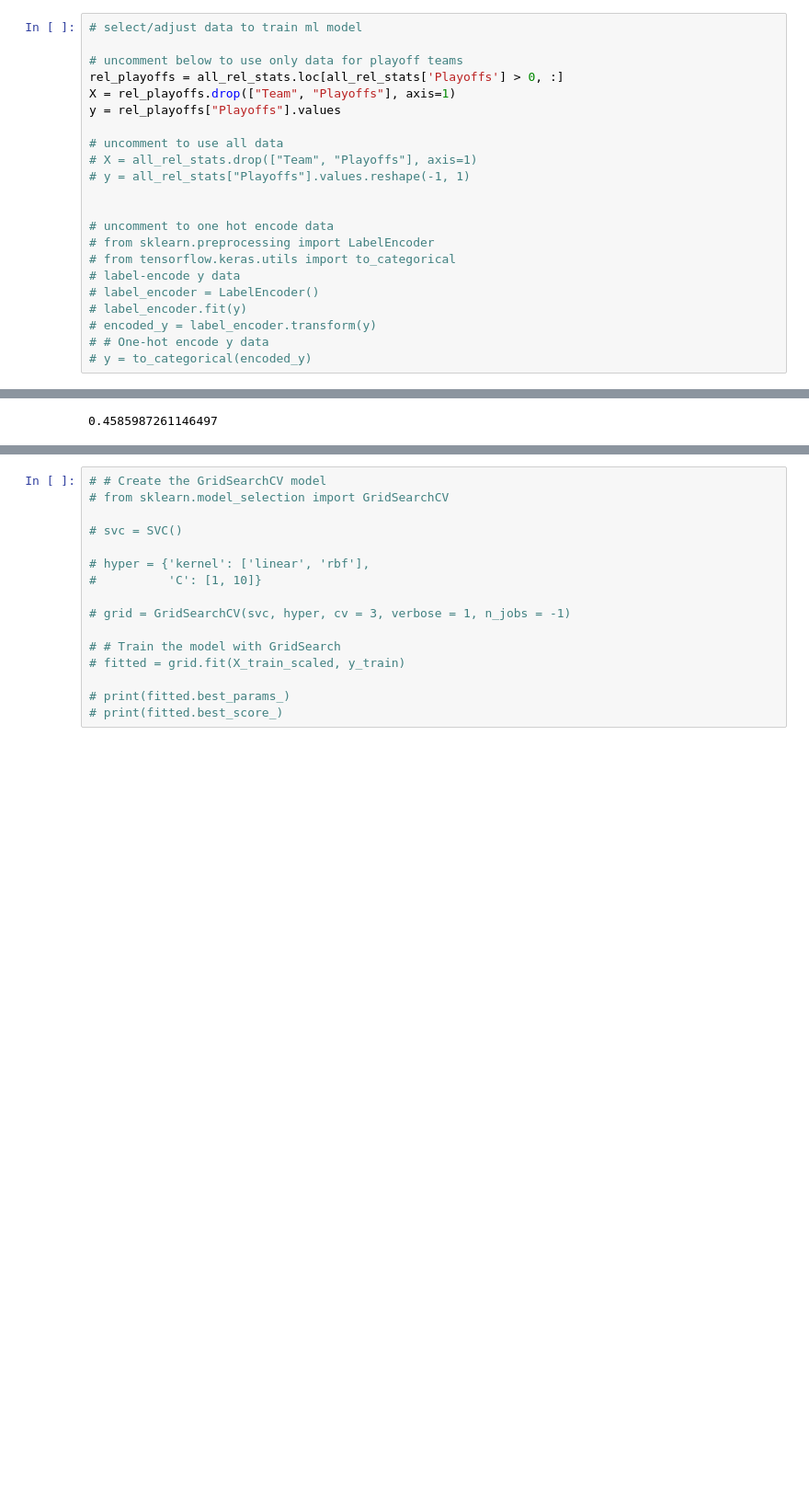
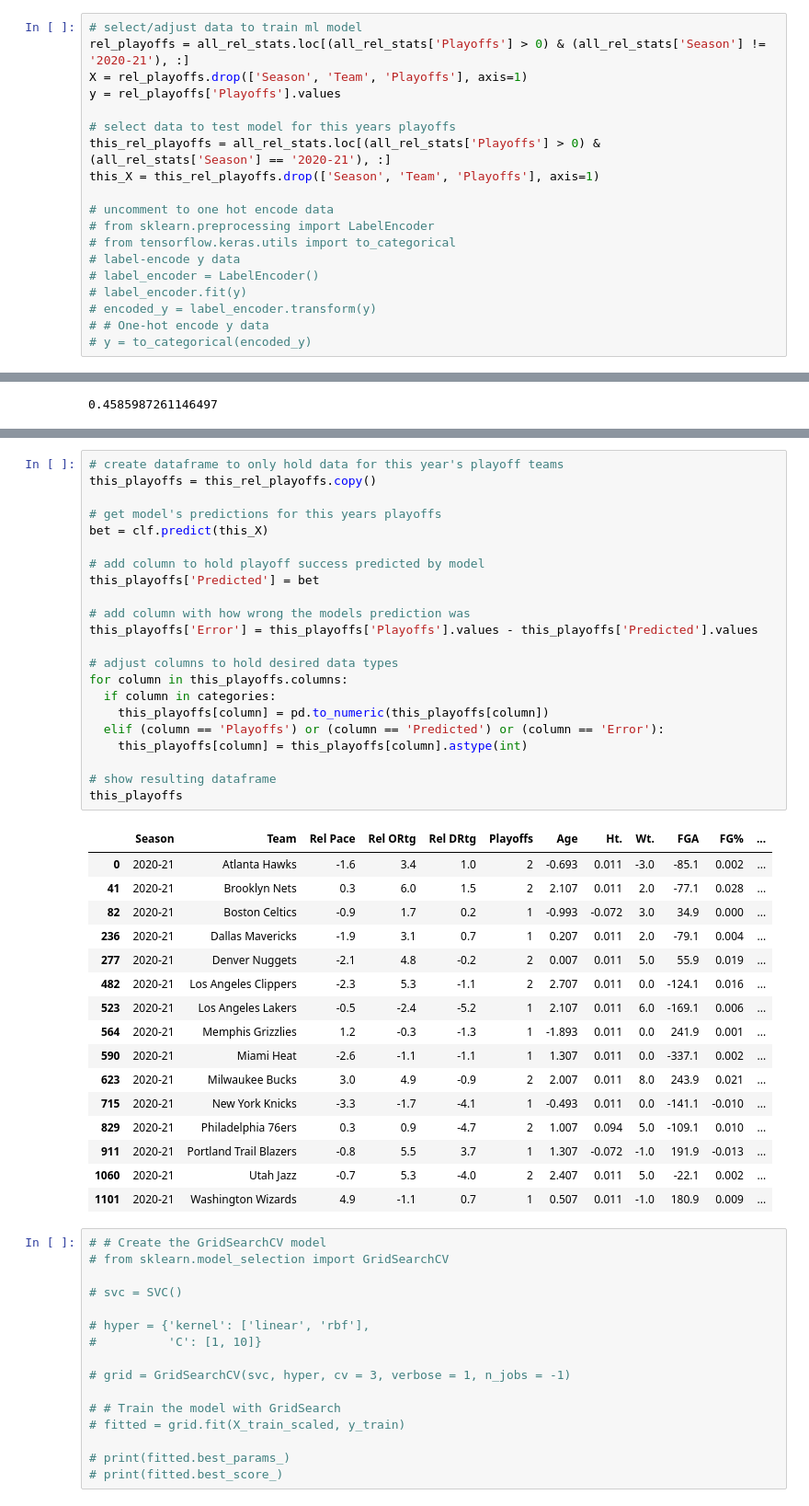
Before and after one commit to d-jenkins/NBA_Champs, a Jupyter notebook: Final_Project.ipynb, the cells around one changed output, grey strips where cells are left out. Shown at 92% size. Saved outputs shown, nothing was run; the diff lists cells and outputs as text; blank space fills up the shorter version.

```diff
--- a/Final_Project.ipynb
+++ b/Final_Project.ipynb
@@ -140,15 +158,12 @@ all_rel_stats
 # %%
 # select/adjust data to train ml model
+rel_playoffs = all_rel_stats.loc[(all_rel_stats['Playoffs'] > 0) & (all_rel_stats['Season'] != '2020-21'), :]
+X = rel_playoffs.drop(['Season', 'Team', 'Playoffs'], axis=1)
+y = rel_playoffs['Playoffs'].values
 
-# uncomment below to use only data for playoff teams
-rel_playoffs = all_rel_stats.loc[all_rel_stats['Playoffs'] > 0, :]
-X = rel_playoffs.drop(["Team", "Playoffs"], axis=1)
-y = rel_playoffs["Playoffs"].values
-
-# uncomment to use all data
-# X = all_rel_stats.drop(["Team", "Playoffs"], axis=1)
-# y = all_rel_stats["Playoffs"].values.reshape(-1, 1)
-
+# select data to test model for this years playoffs
+this_rel_playoffs = all_rel_stats.loc[(all_rel_stats['Playoffs'] > 0) & (all_rel_stats['Season'] == '2020-21'), :]
+this_X = this_rel_playoffs.drop(['Season', 'Team', 'Playoffs'], axis=1)
 
 # uncomment to one hot encode data
 # from sklearn.preprocessing import LabelEncoder
@@ -439,3 +238,42 @@ See the caveats in the documentation: https://pandas.pydata.org/pandas-docs/stab
+# %%
+# create dataframe to only hold data for this year's playoff teams
+this_playoffs = this_rel_playoffs.copy()
+
+# get model's predictions for this years playoffs
+bet = clf.predict(this_X)
+
+# add column to hold playoff success predicted by model
+this_playoffs['Predicted'] = bet
+
+# add column with how wrong the models prediction was
+this_playoffs['Error'] = this_playoffs['Playoffs'].values - this_playoffs['Predicted'].values
+
+# adjust columns to hold desired data types
+for column in this_playoffs.columns:
+  if column in categories:
+    this_playoffs[column] = pd.to_numeric(this_playoffs[column])
+  elif (column == 'Playoffs') or (column == 'Predicted') or (column == 'Error'):
+    this_playoffs[column] = this_playoffs[column].astype(int)
+
+# show resulting dataframe
+this_playoffs
+# %% [output]
+|  | Season | Team | Rel Pace | Rel ORtg | Rel DRtg | Playoffs | Age | Ht. | Wt. | FGA | FG% | ... |
+| 0 | 2020-21 | Atlanta Hawks | -1.6 | 3.4 | 1.0 | 2 | -0.693 | 0.011 | -3.0 | -85.1 | 0.002 | ... |
+| 41 | 2020-21 | Brooklyn Nets | 0.3 | 6.0 | 1.5 | 2 | 2.107 | 0.011 | 2.0 | -77.1 | 0.028 | ... |
+| 82 | 2020-21 | Boston Celtics | -0.9 | 1.7 | 0.2 | 1 | -0.993 | -0.072 | 3.0 | 34.9 | 0.000 | ... |
+| 236 | 2020-21 | Dallas Mavericks | -1.9 | 3.1 | 0.7 | 1 | 0.207 | 0.011 | 2.0 | -79.1 | 0.004 | ... |
+| 277 | 2020-21 | Denver Nuggets | -2.1 | 4.8 | -0.2 | 2 | 0.007 | 0.011 | 5.0 | 55.9 | 0.019 | ... |
+| 482 | 2020-21 | Los Angeles Clippers | -2.3 | 5.3 | -1.1 | 2 | 2.707 | 0.011 | 0.0 | -124.1 | 0.016 | ... |
+| 523 | 2020-21 | Los Angeles Lakers | -0.5 | -2.4 | -5.2 | 1 | 2.107 | 0.011 | 6.0 | -169.1 | 0.006 | ... |
+| 564 | 2020-21 | Memphis Grizzlies | 1.2 | -0.3 | -1.3 | 1 | -1.893 | 0.011 | 0.0 | 241.9 | 0.001 | ... |
+| 590 | 2020-21 | Miami Heat | -2.6 | -1.1 | -1.1 | 1 | 1.307 | 0.011 | 0.0 | -337.1 | 0.002 | ... |
+| 623 | 2020-21 | Milwaukee Bucks | 3.0 | 4.9 | -0.9 | 2 | 2.007 | 0.011 | 8.0 | 243.9 | 0.021 | ... |
+| 715 | 2020-21 | New York Knicks | -3.3 | -1.7 | -4.1 | 1 | -0.493 | 0.011 | 0.0 | -141.1 | -0.010 | ... |
+| 829 | 2020-21 | Philadelphia 76ers | 0.3 | 0.9 | -4.7 | 2 | 1.007 | 0.094 | 5.0 | -109.1 | 0.010 | ... |
+| 911 | 2020-21 | Portland Trail Blazers | -0.8 | 5.5 | 3.7 | 1 | 1.307 | -0.072 | -1.0 | 191.9 | -0.013 | ... |
+| 1060 | 2020-21 | Utah Jazz | -0.7 | 5.3 | -4.0 | 2 | 2.407 | 0.011 | 5.0 | -22.1 | 0.002 | ... |
+| 1101 | 2020-21 | Washington Wizards | 4.9 | -1.1 | 0.7 | 1 | 0.507 | 0.011 | -1.0 | 180.9 | 0.009 | ... |
 # %%
 # # Create the GridSearchCV model
 # from sklearn.model_selection import GridSearchCV
```
Also changed, not shown: parts of 21 cells of this notebook.
